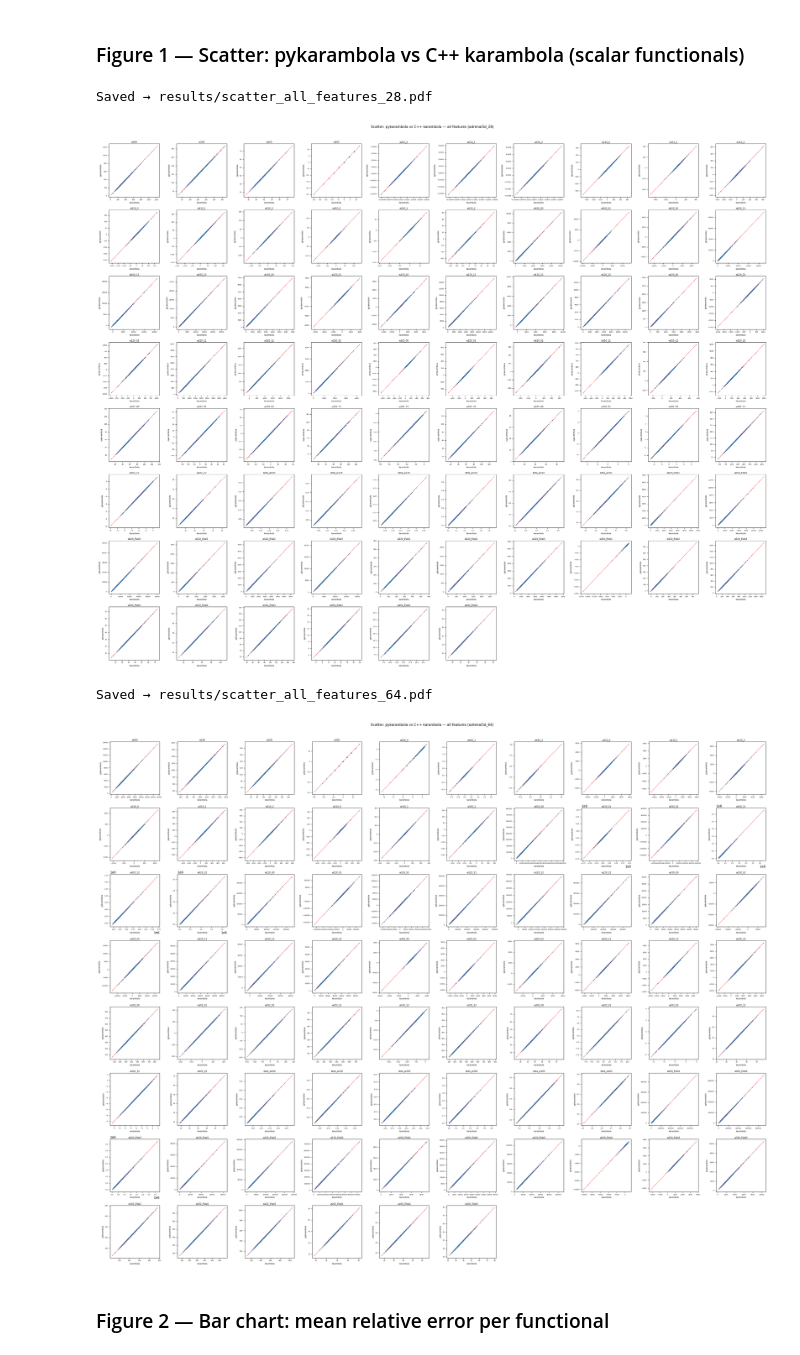
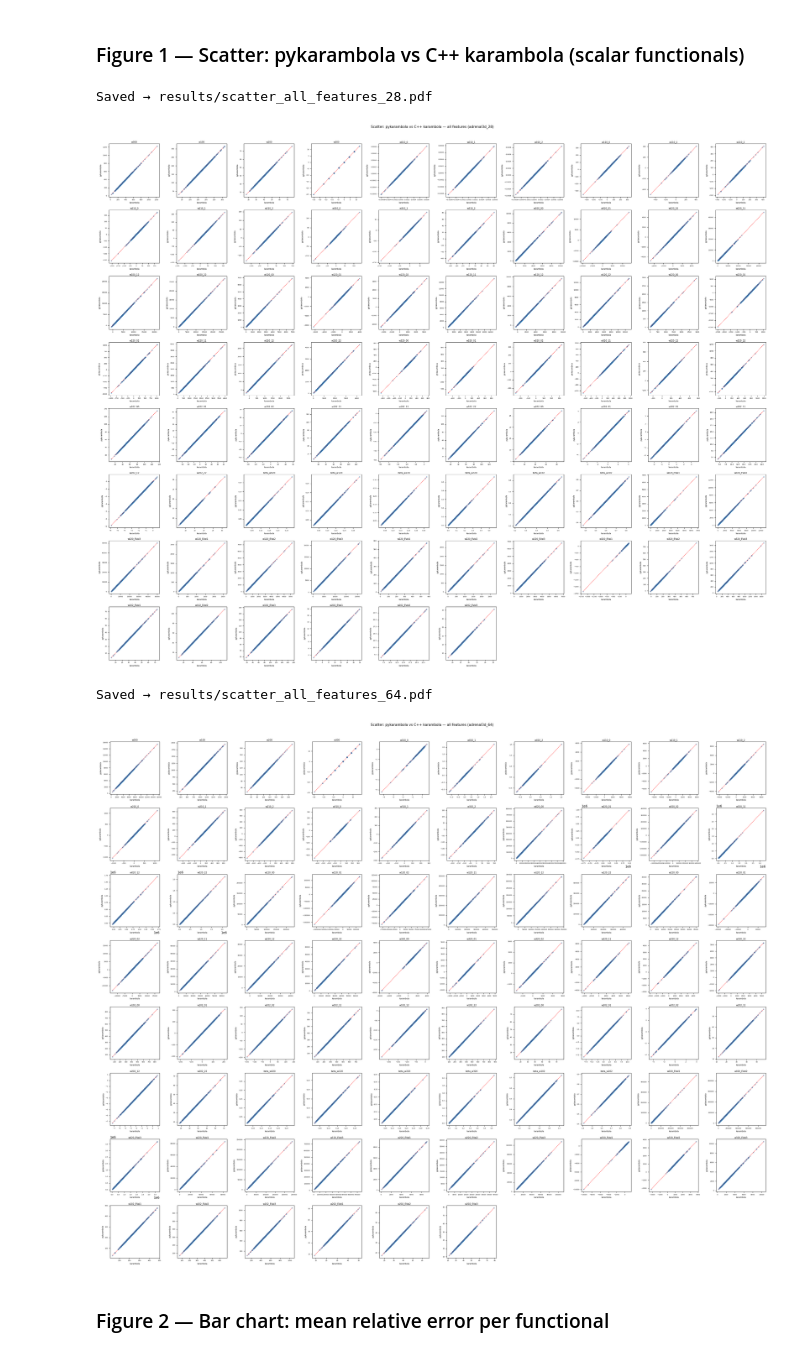
Before and after one commit to Pitt-IshiharaLab/pykarambola, a Jupyter notebook: paper/notebooks/benchmark_adrenal3d.ipynb, the cells around one changed output. Drawn from its saved outputs; the diff is of its cells as text; code cells hidden in the pictures.

```diff
--- a/paper/notebooks/benchmark_adrenal3d.ipynb
+++ b/paper/notebooks/benchmark_adrenal3d.ipynb
@@ -211,8 +210,6 @@ kara_times = {}
 
 for channel in CHANNELS:
     kara_path = os.path.join(BASE_KARA_PATH, f'adrenal3d_{channel}')
-    out_dir   = os.path.join(BASE_OUT_PATH,  f'adrenal3d_{channel}')
-    Path(out_dir).mkdir(parents=True, exist_ok=True)
 
     t0 = time.perf_counter()
     records = []
@@ -246,14 +243,10 @@ for channel in CHANNELS:
     # df_k = round_floats(df_k)
     df_k = drop_symmetric_duplicates(df_k)
 
-    csv_path = os.path.join(out_dir, 'adrenal3d_karambola.csv')
+    csv_path = os.path.join(FIGURES_PATH, f'adrenal3d_{channel}_karambola.csv')
     df_k.to_csv(csv_path, index=False)
     print(f'  Saved {len(df_k)} rows → {csv_path}')
 
-    results_csv = os.path.join(FIGURES_PATH, f'adrenal3d_{channel}_karambola.csv')
-    df_k.to_csv(results_csv, index=False)
-    print(f'  Saved {len(df_k)} rows → {results_csv}')
-
     print(f'  Parse time: {elapsed:.1f} s\n')
 # %% [output]
   adrenal3d_28 / train: 1188 folders parsed
@@ -312,8 +303,6 @@ pyk_times = {}
 
 for channel in CHANNELS:
     mesh_path = os.path.join(BASE_MESH_PATH, f'adrenal3d_{channel}')
-    out_dir   = os.path.join(BASE_OUT_PATH,  f'adrenal3d_{channel}')
-    Path(out_dir).mkdir(parents=True, exist_ok=True)
 
     t0 = time.perf_counter()
     records = []
@@ -368,14 +357,10 @@ for channel in CHANNELS:
     df_py = drop_symmetric_duplicates(df_py)
     # df_py = round_floats(df_py)
 
-    csv_path = os.path.join(out_dir, 'adrenal3d_pykarambola.csv')
+    csv_path = os.path.join(FIGURES_PATH, f'adrenal3d_{channel}_pykarambola.csv')
     df_py.to_csv(csv_path, index=False)
     print(f'  Saved {len(df_py)} rows → {csv_path}')
 
-    results_csv = os.path.join(FIGURES_PATH, f'adrenal3d_{channel}_pykarambola.csv')
-    df_py.to_csv(results_csv, index=False)
-    print(f'  Saved {len(df_py)} rows → {results_csv}')
-
     print(f'  Run time: {elapsed:.1f} s\n')
 # %% [output]
   adrenal3d_28 / train: 1188 meshes
@@ -437,17 +420,3 @@ Figures produced:
 2. Bar chart — mean relative error per functional
 3. Summary table — max and mean relative error per functional
 4. Heatmap — mean relative error per mesh × feature
-# %%
-ABS_THRESHOLD = 1e-10   # treat both values as zero when both are below this
-
-merged = {}   # channel -> merged DataFrame
-
-for channel in CHANNELS:
-    out_dir = os.path.join(BASE_OUT_PATH, f'adrenal3d_{channel}')
-    df_k  = pd.read_csv(os.path.join(out_dir, 'adrenal3d_karambola.csv'))
-    df_py = pd.read_csv(os.path.join(out_dir, 'adrenal3d_pykarambola.csv'))
-
-    df_m = df_k.merge(df_py, on=['image_num', 'label', 'subfolder'],
-                      suffixes=('_k', '_py'))
-    merged[channel] = df_m
-    print(f'adrenal3d_{channel}: {len(df_m)} matched rows')
@@ -456,0 +423,11 @@ adrenal3d_64: 1584 matched rows
+# %%
+merged = {}
+
+for channel in CHANNELS:
+    df_k  = pd.read_csv(os.path.join(FIGURES_PATH, f'adrenal3d_{channel}_karambola.csv'))
+    df_py = pd.read_csv(os.path.join(FIGURES_PATH, f'adrenal3d_{channel}_pykarambola.csv'))
+
+    df_m = df_k.merge(df_py, on=['image_num', 'label', 'subfolder'],
+                      suffixes=('_k', '_py'))
+    merged[channel] = df_m
+    print(f'adrenal3d_{channel}: {len(df_m)} matched rows')
@@ -501,37 +482,37 @@ for channel in CHANNELS:
     df_m = merged[channel]
 
     fig, axes = plt.subplots(NROWS, NCOLS, figsize=(NCOLS * 3, NROWS * 3))
     axes = axes.flatten()
 
     for idx, feat in enumerate(all_features):
         ax = axes[idx]
         k_vals  = df_m[f'{feat}_k']
         py_vals = df_m[f'{feat}_py']
-        ax.scatter(k_vals, py_vals, s=3, alpha=0.35, rasterized=True)
+        ax.scatter(k_vals, py_vals, s=10, alpha=0.35, rasterized=True)
         lo = min(k_vals.min(), py_vals.min())
         hi = max(k_vals.max(), py_vals.max())
         ax.plot([lo, hi], [lo, hi], 'r--', lw=0.8)
         ax.set_title(feat, fontsize=7, pad=3)
         ax.set_xlabel('karambola', fontsize=6)
         ax.set_ylabel('pykarambola', fontsize=6)
         ax.tick_params(labelsize=5)
 
     # Hide any unused axes
     for idx in range(len(all_features), len(axes)):
         axes[idx].set_visible(False)
 
     fig.suptitle(f'Scatter: pykarambola vs C++ karambola — all features (adrenal3d_{channel})',
                  fontsize=11, y=1.01)
     plt.tight_layout()
     fig_path = os.path.join(FIGURES_PATH, f'scatter_all_features_{channel}.pdf')
     plt.savefig(fig_path, dpi=150, bbox_inches='tight')
     print(f'Saved → {fig_path}')
     plt.show()
 # %% [output]
 Saved → results/scatter_all_features_28.pdf
-[figure, old version]
+[figure, new version]
 Saved → results/scatter_all_features_64.pdf
-[figure, old version]
+[figure, new version]
 # %% [markdown]
 ### Figure 2 — Bar chart: mean relative error per functional
 # %%
```
Also changed, not shown: parts of 21 cells of this notebook, 7 other files.
